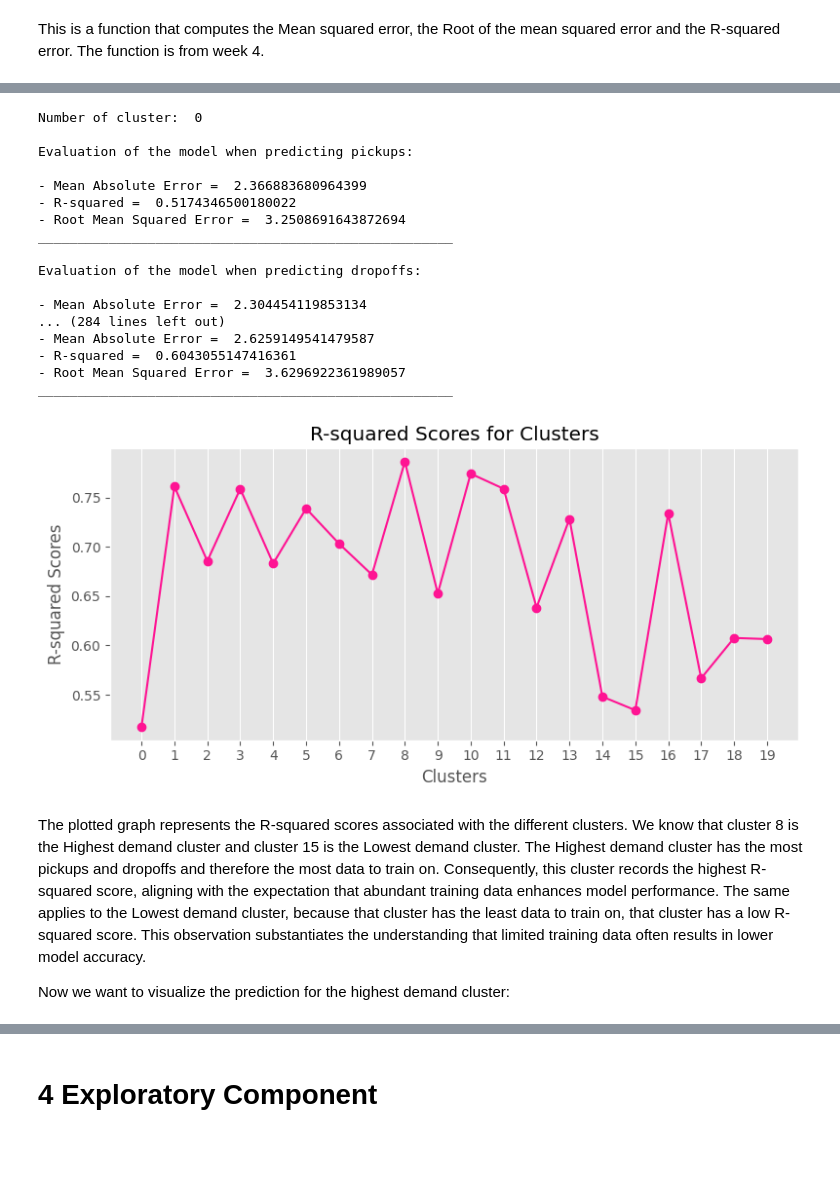
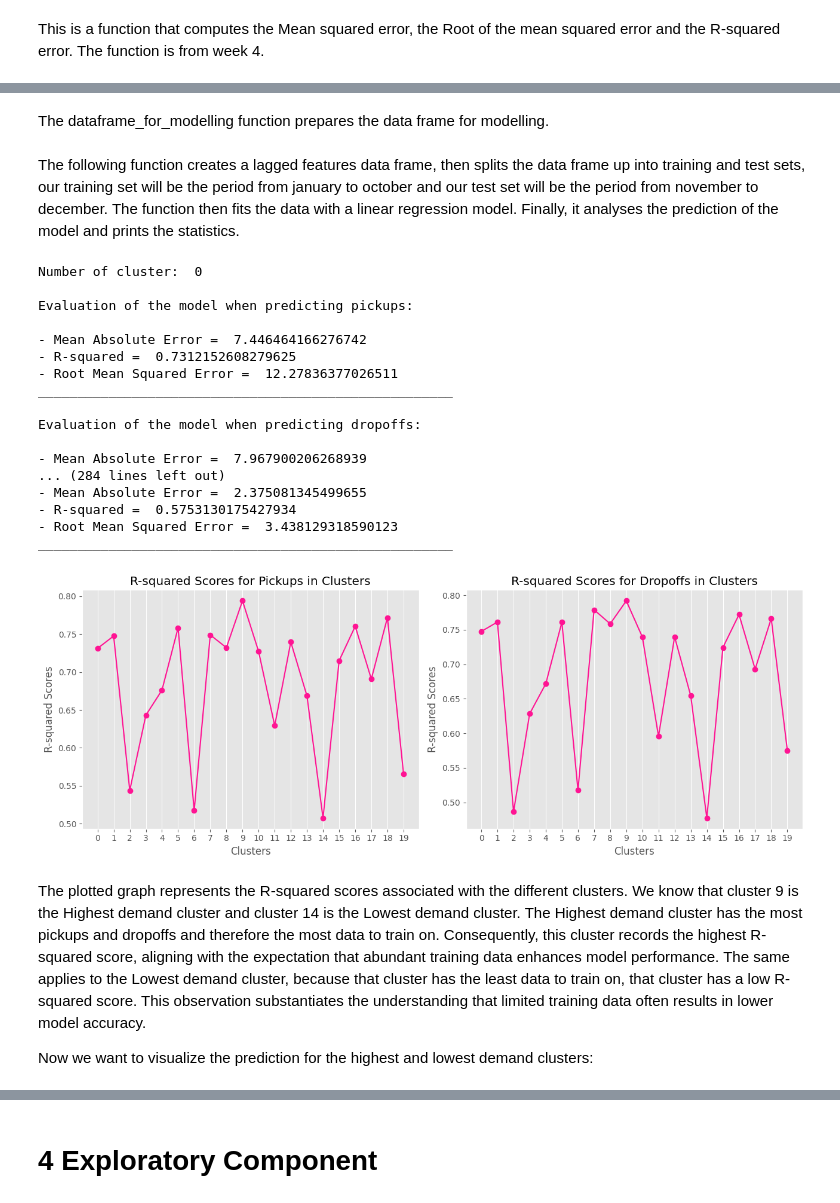
Before and after one commit to IlaAmini/Business-Analytics, a Jupyter notebook: main.ipynb, the cells around one changed output, grey strips where cells are left out. Saved outputs shown, nothing was run; the diff lists cells and outputs as text; code cells hidden in the pictures; blank space fills up the shorter version.

```diff
--- a/main.ipynb
+++ b/main.ipynb
@@ -115,3 +128,5 @@ memory usage: 1.8+ GB
+# %%
+df = df.drop('Unnamed: 0', axis=1)
 # %% [markdown]
 Let's observe wether null values are present in the Data frame
 # %%
@@ -437,7 +425,7 @@ outlier_free_data = outlier_free_data.set_index('starttime')
 outlier_free_data['date'] = np.array([d.date() for d in outlier_free_data.index])
 
 # Dropping the column Unnamed
-outlier_free_data = outlier_free_data.drop(['Unnamed: 0'], axis=1)
+#outlier_free_data = outlier_free_data.drop(['Unnamed: 0'], axis=1)
 
 # show data
 outlier_free_data.head()
@@ -523,2 +505,6 @@ dropoffs = df_copy.groupby(pd.Grouper(key='stoptime', freq='15T')).size().reset_
+# %%
+# Group by 15-minute intervals and count the number of trips in each interval
+dropoffs = df.groupby(pd.Grouper(key='stoptime', freq='15T')).size().reset_index(name='dropoffs_num')
+pickups = df.groupby(pd.Grouper(key='starttime', freq='15T')).size().reset_index(name='pickups_num')
 # %%
 # check if the number of pickpus and dropoffs matches the number of the rows
@@ -996,0 +905,2 @@ Evaluation of the model when predicting dropoffs:
+# %% [markdown]
+The dataframe_for_modelling function prepares the data frame for modelling.
@@ -996,0 +924,2 @@ Evaluation of the model when predicting dropoffs:
+# %% [markdown]
+The following function creates a lagged features data frame, then splits the data frame up into training and test sets, our training set will be the period from january to october and our test set will be the period from november to december. The function then fits the data with a linear regression model. Finally, it analyses the prediction of the model and prints the statistics.
@@ -997,45 +986,70 @@ Evaluation of the model when predicting dropoffs:
 # %%
 Rsquared1 = {} #dictionary for R-squared scores for pickups predictions
 Rsquared2 = {} #dictionary for R-squared scores for dropoffs predictions
+
+pickups_test_highest_demand = pd.DataFrame()
+pickups_test_lowest_demand = pd.DataFrame()
+
+dropoffs_test_highest_demand = pd.DataFrame()
+dropoffs_test_lowest_demand = pd.DataFrame()
+
 for i in range(0,20):
-    rsq1 , rsq2, pickups_pred_test, dropoffs_pred_test, y_p_test, y_d_test = regressionModelGenerator(outlier_free_data, i)
+    rsq1, rsq2, pickups_and_dropoffs, pickups_test, dropoffs_test = regressionModelGenerator(outlier_free_data, i)
     Rsquared1[i] = rsq1
     Rsquared2[i] = rsq2
+    if i == highest_demand_cluster:
+        pickups_test_highest_demand = pickups_test
+        dropoffs_test_highest_demand = dropoffs_test
+    if i == lowest_demand_cluster:
+        pickups_test_lowest_demand = pickups_test
+        dropoffs_test_lowest_demand = dropoffs_test
 # %% [output]
 Number of cluster:  0
 
 Evaluation of the model when predicting pickups:
 
-- Mean Absolute Error =  2.366883680964399
-- R-squared =  0.5174346500180022
-- Root Mean Squared Error =  3.2508691643872694
+- Mean Absolute Error =  7.446464166276742
+- R-squared =  0.7312152608279625
+- Root Mean Squared Error =  12.27836377026511
 _____________________________________________________
 
 Evaluation of the model when predicting dropoffs:
 
-- Mean Absolute Error =  2.304454119853134
+- Mean Absolute Error =  7.967900206268939
 ... (284 lines left out)
-- Mean Absolute Error =  2.6259149541479587
-- R-squared =  0.6043055147416361
-- Root Mean Squared Error =  3.6296922361989057
+- Mean Absolute Error =  2.375081345499655
+- R-squared =  0.5753130175427934
+- Root Mean Squared Error =  3.438129318590123
 _____________________________________________________
 # %%
 # Extracting cluster numbers and R-squared scores from the dictionary
 clusters = list(Rsquared1.keys())
-r_squared_values = list(Rsquared1.values())
+r_squared_values1 = list(Rsquared1.values())
+r_squared_values2 = list(Rsquared2.values())
 
-plt.plot(clusters, r_squared_values, marker='o', linestyle='-', color='deeppink')
+plt.figure(figsize=(13, 5))
+
+plt.subplot(1, 2, 1)
+plt.plot(clusters, r_squared_values1, marker='o', linestyle='-', color='deeppink')
 plt.xlabel('Clusters')
 plt.ylabel('R-squared Scores')
-plt.title('R-squared Scores for Clusters')
+plt.title('R-squared Scores for Pickups in Clusters')
+plt.xticks(clusters)  # Set x-axis ticks to cluster numbers
+plt.grid(axis='y')
+
+plt.subplot(1, 2, 2)
+plt.plot(clusters, r_squared_values2, marker='o', linestyle='-', color='deeppink')
+plt.xlabel('Clusters')
+plt.ylabel('R-squared Scores')
+plt.title('R-squared Scores for Dropoffs in Clusters')
 plt.xticks(clusters)  # Set x-axis ticks to cluster numbers
 plt.grid(axis='y')
 
 plt.tight_layout()
 plt.show()
 # %% [output]
-[figure, old version]
+[figure, new version]
 # %% [markdown]
-The plotted graph represents the R-squared scores associated with the different clusters. We know that cluster 8 is the Highest demand cluster and cluster 15 is the Lowest demand cluster. The Highest demand cluster has the most pickups and dropoffs and therefore the most data to train on. Consequently, this cluster records the highest R-squared score, aligning with the expectation that abundant training data enhances model performance. The same applies to the Lowest demand cluster, because that cluster has the least data to train on, that cluster has a low R-squared score. This observation substantiates the understanding that limited training data often results in lower model accuracy.
+The plotted graph represents the R-squared scores associated with the different clusters. We know that cluster 9 is the Highest demand cluster and cluster 14 is the Lowest demand cluster. The Highest demand cluster has the most pickups and dropoffs and therefore the most data to train on. Consequently, this cluster records the highest R-squared score, aligning with the expectation that abundant training data enhances model performance. The same applies to the Lowest demand cluster, because that cluster has the least data to train on, that cluster has a low R-squared score. This observation substantiates the understanding that limited training data often results in lower model accuracy.
 
-Now we want to visualize the prediction for the highest demand cluster:
+Now we want to visualize the prediction for the highest and lowest demand clusters:
```
Also changed, not shown: parts of 67 cells of this notebook.
